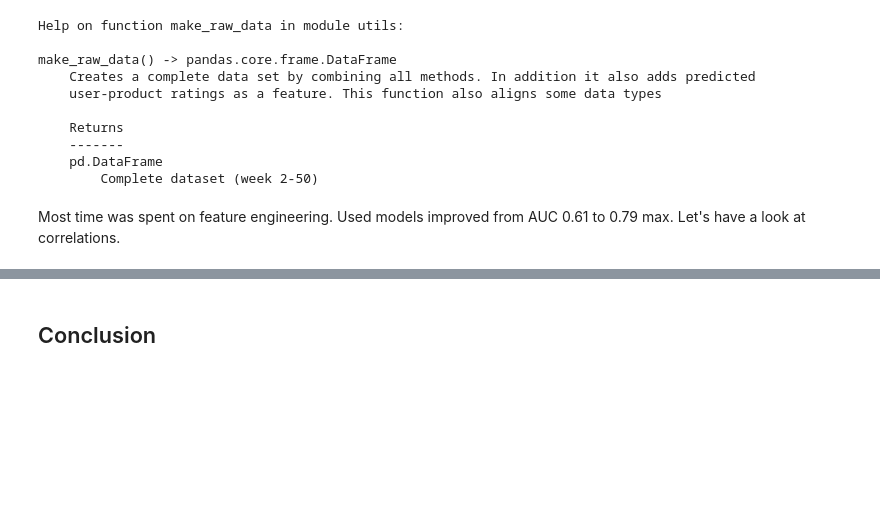
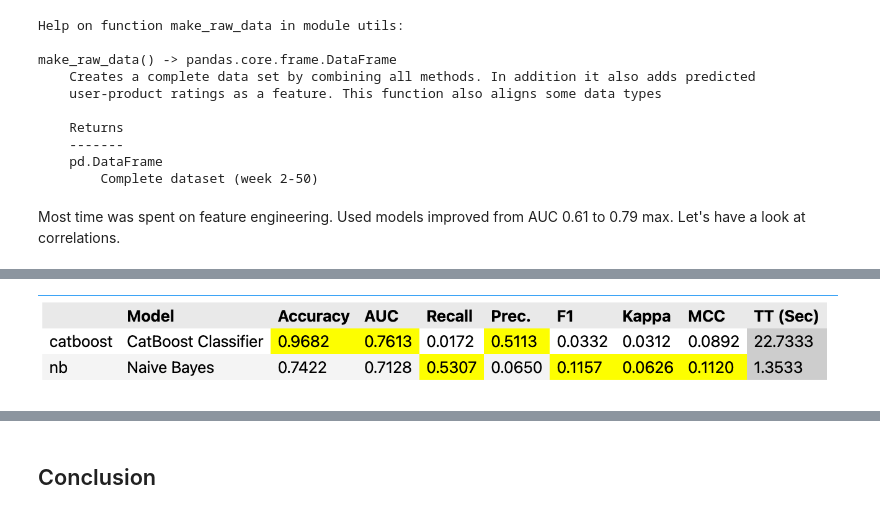
Before and after one commit to sekR4/classification-challenge, a Jupyter notebook: src/purchase_probabilities.ipynb, the cells around one changed output, grey strips where cells are left out. Saved outputs shown, nothing was run; the diff lists cells and outputs as text; code cells hidden in the pictures; blank space fills up the shorter version.

```diff
--- a/src/purchase_probabilities.ipynb
+++ b/src/purchase_probabilities.ipynb
@@ -202,0 +273,4 @@ Most time was spent on feature engineering. Used models improved from AUC 0.61 t
+# %%
+Image("img/imbalanced_metrics.png", width=800)
+# %% [output]
+[figure, added]
```
Also changed, not shown: parts of 25 cells of this notebook, 7 other files.
